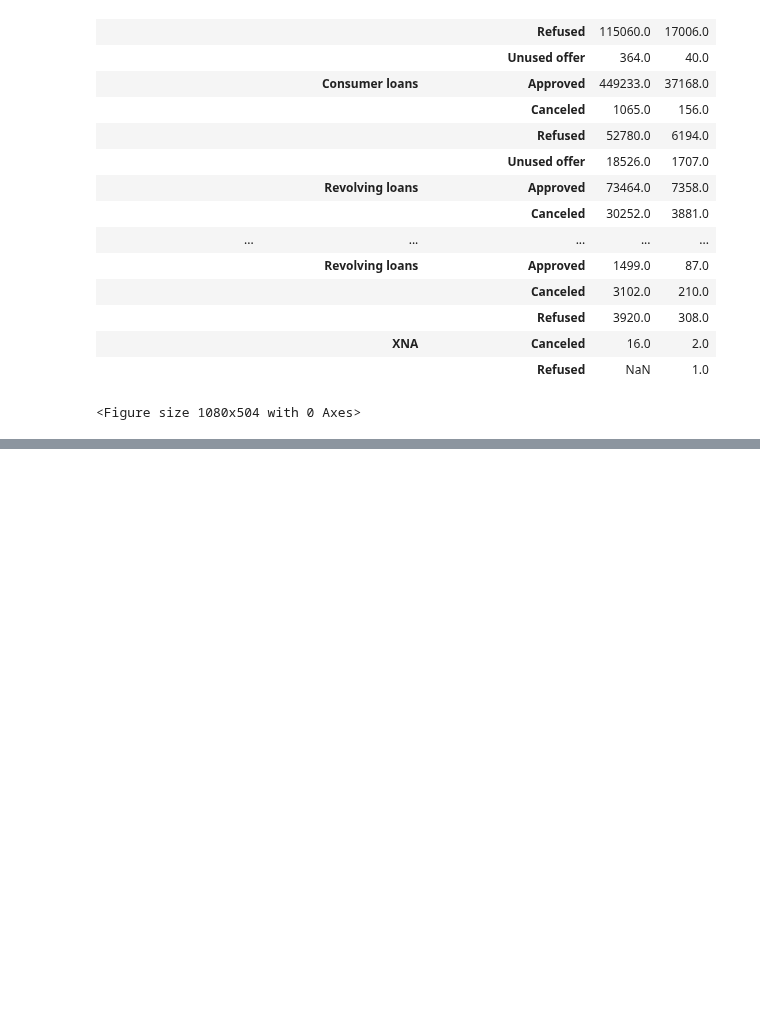
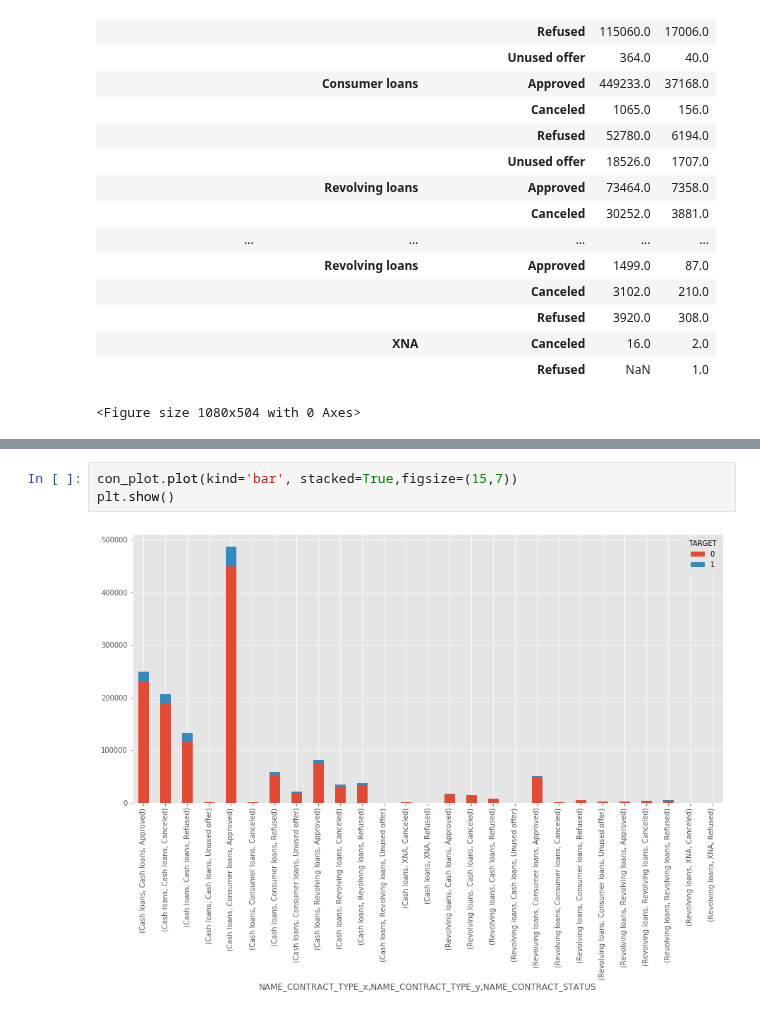
Before and after one commit to sunny0103/personal_project_kaggle, a Jupyter notebook: bank_loan/bank Loan EDA.ipynb, the cells around one changed output, grey strips where cells are left out. Saved outputs shown, nothing was run; the diff lists cells and outputs as text; blank space fills up the shorter version.

```diff
--- a/bank_loan/bank Loan EDA.ipynb
+++ b/bank_loan/bank Loan EDA.ipynb
@@ -914,0 +883,5 @@ dtype: int64
+# %%
+con_plot.plot(kind='bar', stacked=True,figsize=(15,7))
+plt.show()
+# %% [output]
+[figure, added]
```
Also changed, not shown: parts of 4 cells of this notebook.
